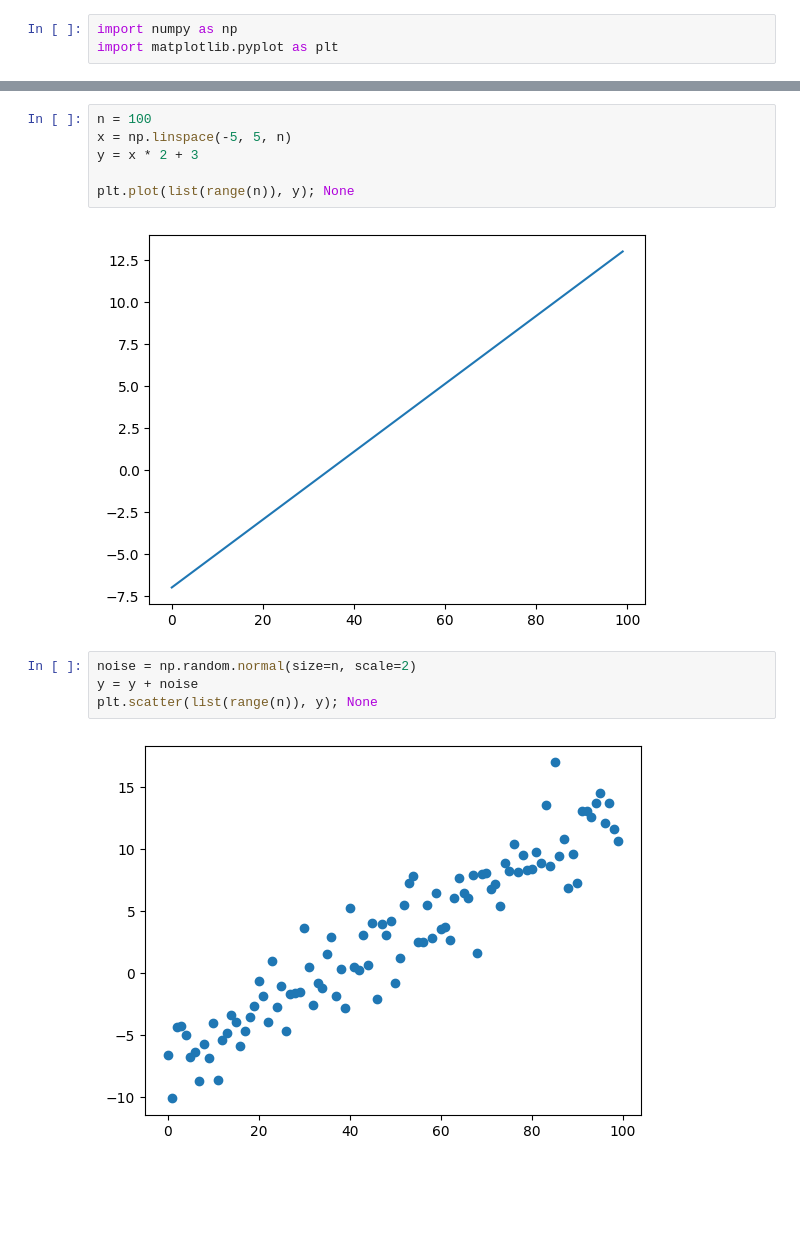
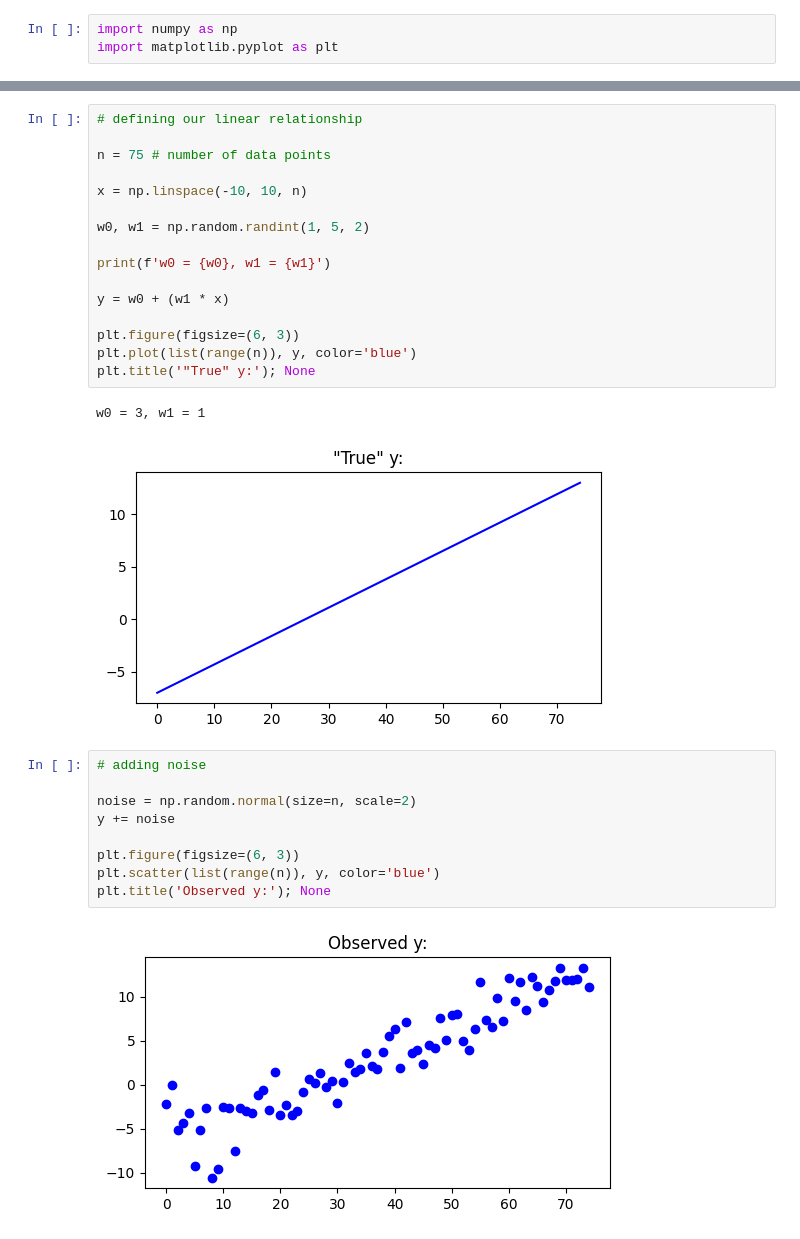
Before and after one commit to mrochk/mle-linreg, a Jupyter notebook: notebook.ipynb, the cells around one changed output, grey strips where cells are left out. Saved outputs shown, nothing was run; the diff lists cells and outputs as text; blank space fills up the shorter version.

```diff
--- a/notebook.ipynb
+++ b/notebook.ipynb
@@ -20,15 +26,31 @@ If we write $\hat{\mathbf{y}} = \mathbf{y} - \epsilon$, then our goal is to find
 # %%
-n = 100
-x = np.linspace(-5, 5, n)
-y = x * 2 + 3
+# defining our linear relationship
 
-plt.plot(list(range(n)), y); None
+n = 75 # number of data points
+
+x = np.linspace(-10, 10, n)
+
+w0, w1 = np.random.randint(1, 5, 2)
+
+print(f'w0 = {w0}, w1 = {w1}')
+
+y = w0 + (w1 * x)
+
+plt.figure(figsize=(6, 3))
+plt.plot(list(range(n)), y, color='blue')
+plt.title('"True" y:'); None
 # %% [output]
+w0 = 3, w1 = 1
-[figure, old version]
+[figure, new version]
 # %%
+# adding noise
+
 noise = np.random.normal(size=n, scale=2)
-y = y + noise
-plt.scatter(list(range(n)), y); None
+y += noise
+
+plt.figure(figsize=(6, 3))
+plt.scatter(list(range(n)), y, color='blue')
+plt.title('Observed y:'); None
 # %% [output]
-[figure, old version]
+[figure, new version]
 # %%
```
Also changed, not shown: parts of 6 cells of this notebook.
